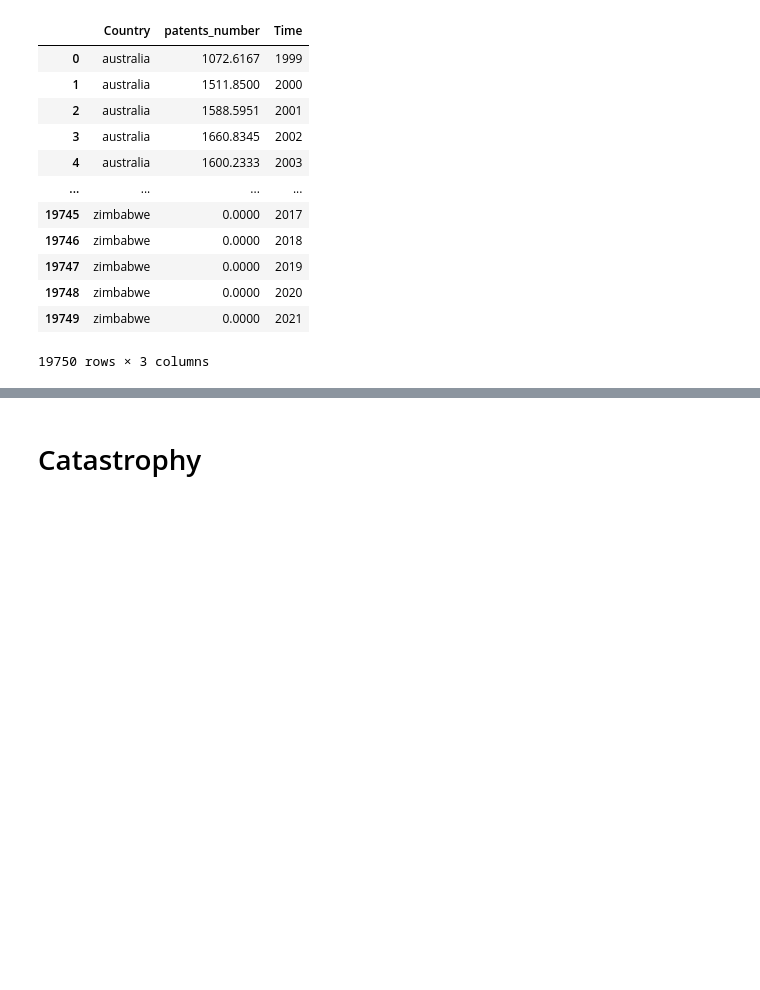
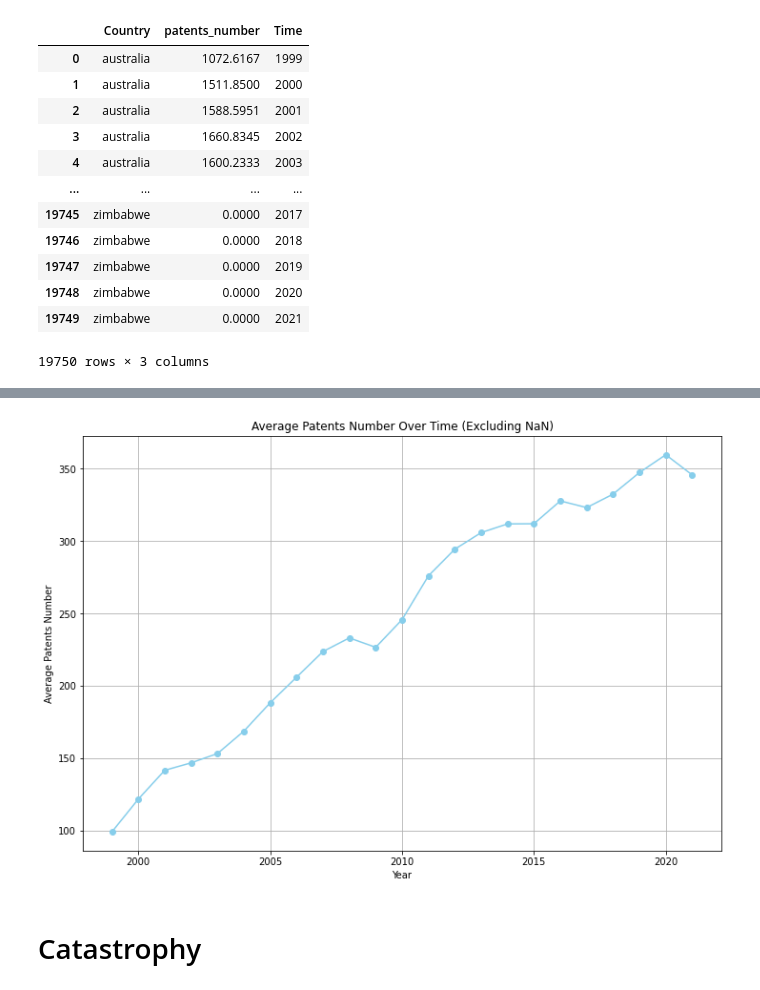
Before and after one commit to igordall/green-patents, a Jupyter notebook: Elephant_V2.ipynb, the cells around one changed output, grey strips where cells are left out. Cells and saved outputs as stored; diff of their text form; code cells hidden in the pictures; blank space fills up the shorter version.

```diff
--- a/Elephant_V2.ipynb
+++ b/Elephant_V2.ipynb
@@ -130,3 +196,19 @@ patents
+# %%
+avg_patents_by_year =patents.groupby('Time')['patents_number'].mean().reset_index().dropna()
+
+# Increase the figure size
+plt.figure(figsize=(12, 8))
+
+# Plot line chart
+plt.plot(avg_patents_by_year['Time'], avg_patents_by_year['patents_number'], marker='o', linestyle='-', color='skyblue')
+
+plt.title('Average Patents Number Over Time (Excluding NaN)')
+plt.xlabel('Year')
+plt.ylabel('Average Patents Number')
+plt.grid(True)  # Add grid for better readability
+plt.show()
+# %% [output]
+[figure, added]
 # %% [markdown]
 # Catastrophy
 # %%
```
Also changed, not shown: parts of 9 cells of this notebook.
